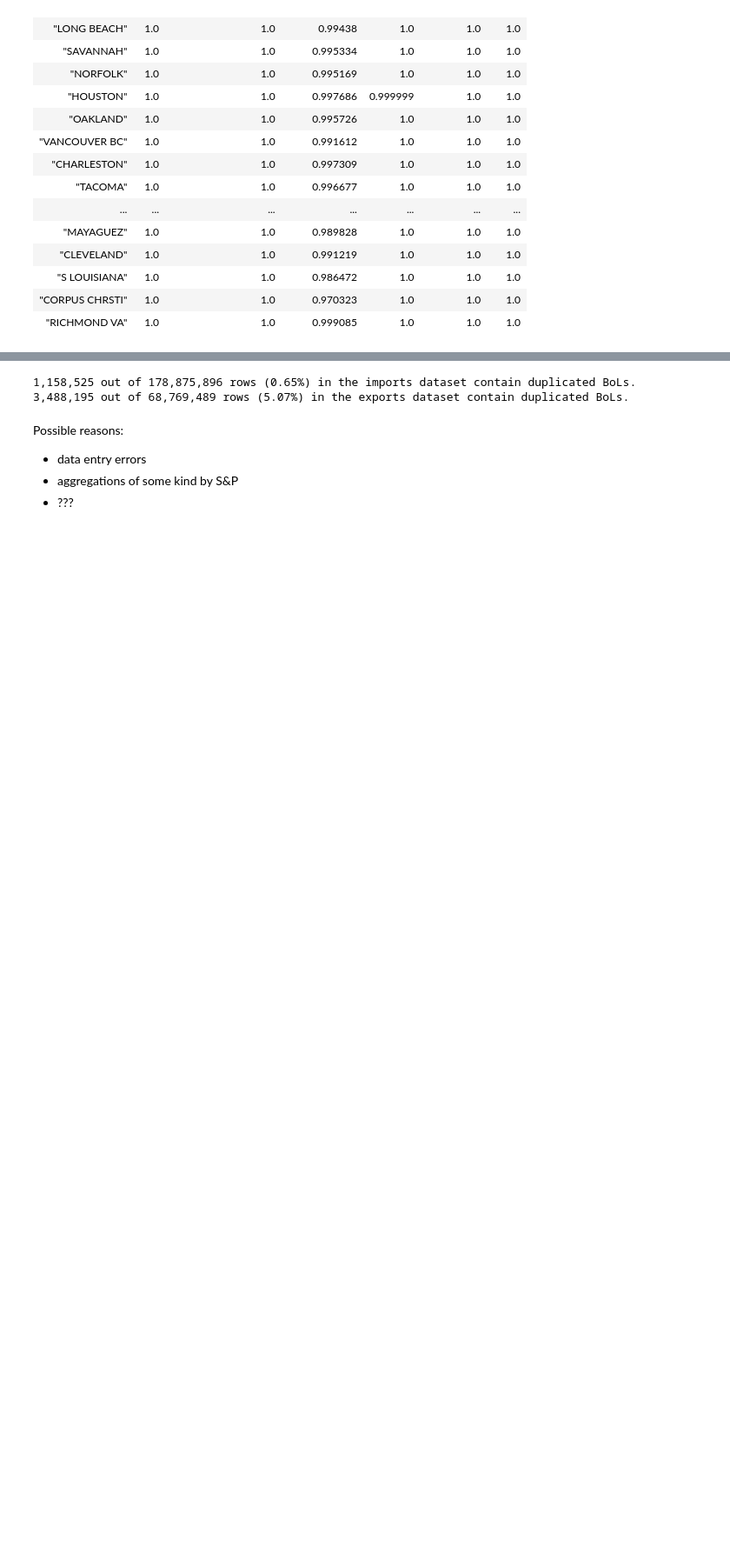
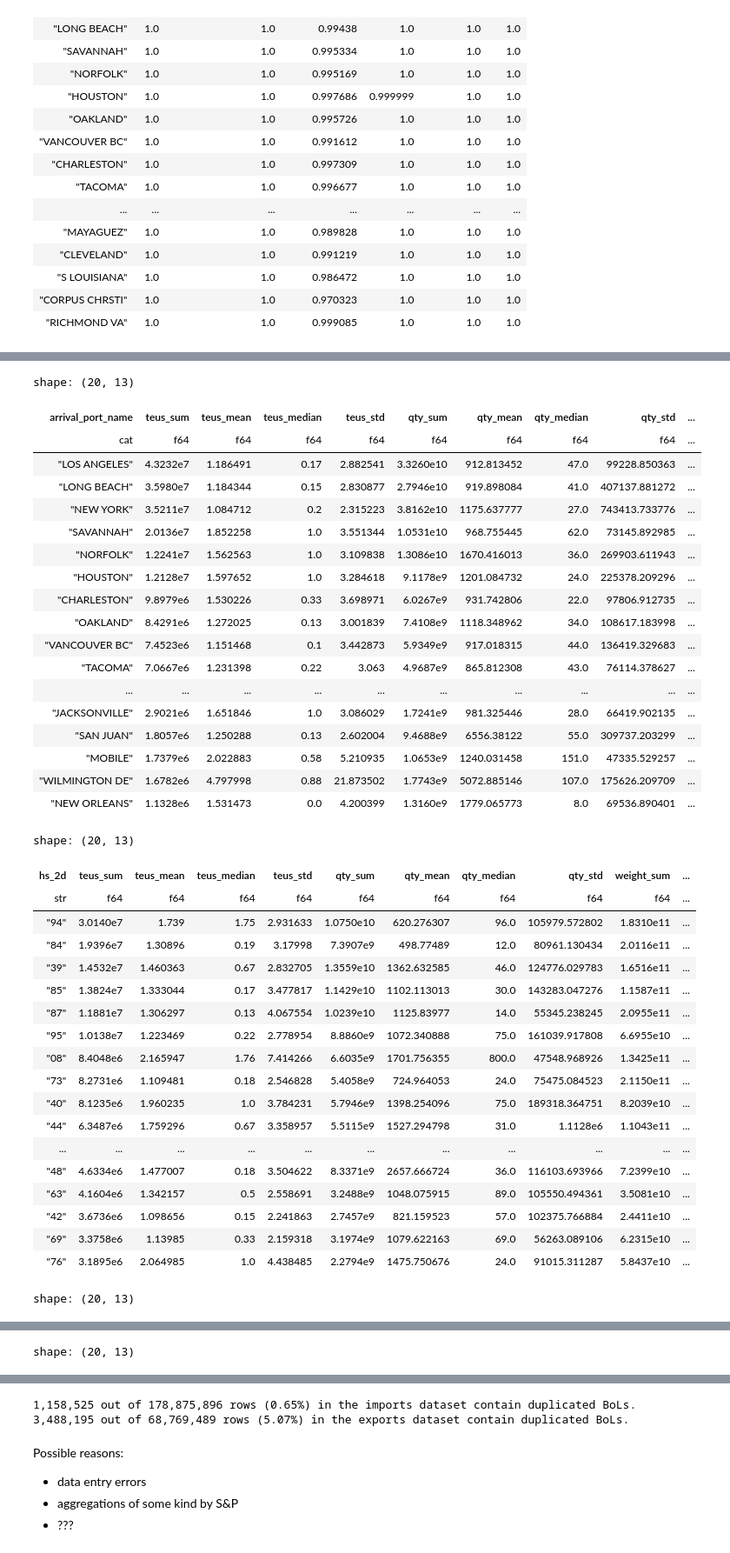
Before and after one commit to epistemetrica/PIERS-Data-Project, a Jupyter notebook: piers_explore.ipynb, the cells around one changed output, grey strips where cells are left out. Shown at 87% size. Cells and saved outputs as stored; diff of their text form; code cells hidden in the pictures; blank space fills up the shorter version.

```diff
--- a/piers_explore.ipynb
+++ b/piers_explore.ipynb
@@ -324,0 +339,77 @@ shape: (9, 6)
+# %%
+def groupby_summarystats(data_lzdf, group_var, stats_vars, sort_var=False, limit=100):
+    '''
+    Calculates summary stats of each variable of interest for each group in a polars lazyframe.
+    INPUT:
+        data_lzdf - Polars LazyFrame - lazyframe containing the relevant data
+        group_var - Str - the name of the column to group by
+        stats_vars - List - the names of the columns of interest
+        sort_var - Str - default=False - when False, the resultant dataframe will be sorted by the
+                                        group_by variable. Note that polars categories can have unexpected
+                                        ordernal values.
+                                        when True, sorts the resultant dataframe by the sum of
+                                        the named variable. Note sort_var must be an element of
+                                        stats_vars.
+        limit - UInt - default=100 - limits the number of rows in the resultant dataframe.
+    OUTPUT:
+        groupby_summarystats_df - Polars DataFrame - a dataframe containing the summary stats for each group
+    '''
+    agg_list = []
+    for var in stats_vars:
+        agg_list.append(pl.col(var).sum().alias(var+'_sum'))
+        agg_list.append(pl.col(var).mean().alias(var+'_mean'))
+        agg_list.append(pl.col(var).median().alias(var+'_median'))
+        agg_list.append(pl.col(var).std().alias(var+'_std'))
+    groupby_summarystats_df = (
+        data_lzdf.group_by(group_var)
+        .agg(agg_list)
+        .sort(group_var if not sort_var else sort_var+'_sum', descending=True)
+        .limit(limit)
+        .collect()
+    )
+    return groupby_summarystats_df
+# %%
+for var in ['arrival_port_name', 'hs_2d', 'origin_territory', 'carrier_scac']:
+    display(
+        groupby_summarystats(imports_lzdf, group_var=var, stats_vars=['teus', 'qty', 'weight'], sort_var='teus', limit=20),
+    )
+# %% [output]
+shape: (20, 13)
+| arrival_port_name | teus_sum | teus_mean | teus_median | teus_std | qty_sum | qty_mean | qty_median | qty_std | ... |
+| cat | f64 | f64 | f64 | f64 | f64 | f64 | f64 | f64 | ... |
+| "LOS ANGELES" | 4.3232e7 | 1.186491 | 0.17 | 2.882541 | 3.3260e10 | 912.813452 | 47.0 | 99228.850363 | ... |
+| "LONG BEACH" | 3.5980e7 | 1.184344 | 0.15 | 2.830877 | 2.7946e10 | 919.898084 | 41.0 | 407137.881272 | ... |
+| "NEW YORK" | 3.5211e7 | 1.084712 | 0.2 | 2.315223 | 3.8162e10 | 1175.637777 | 27.0 | 743413.733776 | ... |
+| "SAVANNAH" | 2.0136e7 | 1.852258 | 1.0 | 3.551344 | 1.0531e10 | 968.755445 | 62.0 | 73145.892985 | ... |
+| "NORFOLK" | 1.2241e7 | 1.562563 | 1.0 | 3.109838 | 1.3086e10 | 1670.416013 | 36.0 | 269903.611943 | ... |
+| "HOUSTON" | 1.2128e7 | 1.597652 | 1.0 | 3.284618 | 9.1178e9 | 1201.084732 | 24.0 | 225378.209296 | ... |
+| "CHARLESTON" | 9.8979e6 | 1.530226 | 0.33 | 3.698971 | 6.0267e9 | 931.742806 | 22.0 | 97806.912735 | ... |
+| "OAKLAND" | 8.4291e6 | 1.272025 | 0.13 | 3.001839 | 7.4108e9 | 1118.348962 | 34.0 | 108617.183998 | ... |
+| "VANCOUVER BC" | 7.4523e6 | 1.151468 | 0.1 | 3.442873 | 5.9349e9 | 917.018315 | 44.0 | 136419.329683 | ... |
+| "TACOMA" | 7.0667e6 | 1.231398 | 0.22 | 3.063 | 4.9687e9 | 865.812308 | 43.0 | 76114.378627 | ... |
+| ... | ... | ... | ... | ... | ... | ... | ... | ... | ... |
+| "JACKSONVILLE" | 2.9021e6 | 1.651846 | 1.0 | 3.086029 | 1.7241e9 | 981.325446 | 28.0 | 66419.902135 | ... |
+| "SAN JUAN" | 1.8057e6 | 1.250288 | 0.13 | 2.602004 | 9.4688e9 | 6556.38122 | 55.0 | 309737.203299 | ... |
+| "MOBILE" | 1.7379e6 | 2.022883 | 0.58 | 5.210935 | 1.0653e9 | 1240.031458 | 151.0 | 47335.529257 | ... |
+| "WILMINGTON DE" | 1.6782e6 | 4.797998 | 0.88 | 21.873502 | 1.7743e9 | 5072.885146 | 107.0 | 175626.209709 | ... |
+| "NEW ORLEANS" | 1.1328e6 | 1.531473 | 0.0 | 4.200399 | 1.3160e9 | 1779.065773 | 8.0 | 69536.890401 | ... |
+shape: (20, 13)
+| hs_2d | teus_sum | teus_mean | teus_median | teus_std | qty_sum | qty_mean | qty_median | qty_std | weight_sum | ... |
+| str | f64 | f64 | f64 | f64 | f64 | f64 | f64 | f64 | f64 | ... |
+| "94" | 3.0140e7 | 1.739 | 1.75 | 2.931633 | 1.0750e10 | 620.276307 | 96.0 | 105979.572802 | 1.8310e11 | ... |
+| "84" | 1.9396e7 | 1.30896 | 0.19 | 3.17998 | 7.3907e9 | 498.77489 | 12.0 | 80961.130434 | 2.0116e11 | ... |
+| "39" | 1.4532e7 | 1.460363 | 0.67 | 2.832705 | 1.3559e10 | 1362.632585 | 46.0 | 124776.029783 | 1.6516e11 | ... |
+| "85" | 1.3824e7 | 1.333044 | 0.17 | 3.477817 | 1.1429e10 | 1102.113013 | 30.0 | 143283.047276 | 1.1587e11 | ... |
+| "87" | 1.1881e7 | 1.306297 | 0.13 | 4.067554 | 1.0239e10 | 1125.83977 | 14.0 | 55345.238245 | 2.0955e11 | ... |
+| "95" | 1.0138e7 | 1.223469 | 0.22 | 2.778954 | 8.8860e9 | 1072.340888 | 75.0 | 161039.917808 | 6.6955e10 | ... |
+| "08" | 8.4048e6 | 2.165947 | 1.76 | 7.414266 | 6.6035e9 | 1701.756355 | 800.0 | 47548.968926 | 1.3425e11 | ... |
+| "73" | 8.2731e6 | 1.109481 | 0.18 | 2.546828 | 5.4058e9 | 724.964053 | 24.0 | 75475.084523 | 2.1150e11 | ... |
+| "40" | 8.1235e6 | 1.960235 | 1.0 | 3.784231 | 5.7946e9 | 1398.254096 | 75.0 | 189318.364751 | 8.2039e10 | ... |
+| "44" | 6.3487e6 | 1.759296 | 0.67 | 3.358957 | 5.5115e9 | 1527.294798 | 31.0 | 1.1128e6 | 1.1043e11 | ... |
+| ... | ... | ... | ... | ... | ... | ... | ... | ... | ... | ... |
+| "48" | 4.6334e6 | 1.477007 | 0.18 | 3.504622 | 8.3371e9 | 2657.666724 | 36.0 | 116103.693966 | 7.2399e10 | ... |
+| "63" | 4.1604e6 | 1.342157 | 0.5 | 2.558691 | 3.2488e9 | 1048.075915 | 89.0 | 105550.494361 | 3.5081e10 | ... |
+| "42" | 3.6736e6 | 1.098656 | 0.15 | 2.241863 | 2.7457e9 | 821.159523 | 57.0 | 102375.766884 | 2.4411e10 | ... |
+| "69" | 3.3758e6 | 1.13985 | 0.33 | 2.159318 | 3.1974e9 | 1079.622163 | 69.0 | 56263.089106 | 6.2315e10 | ... |
+| "76" | 3.1895e6 | 2.064985 | 1.0 | 4.438485 | 2.2794e9 | 1475.750676 | 24.0 | 91015.311287 | 5.8437e10 | ... |
+shape: (20, 13)
@@ -324,0 +434 @@ shape: (9, 6)
+shape: (20, 13)
```
Also changed, not shown: parts of 20 cells of this notebook.
